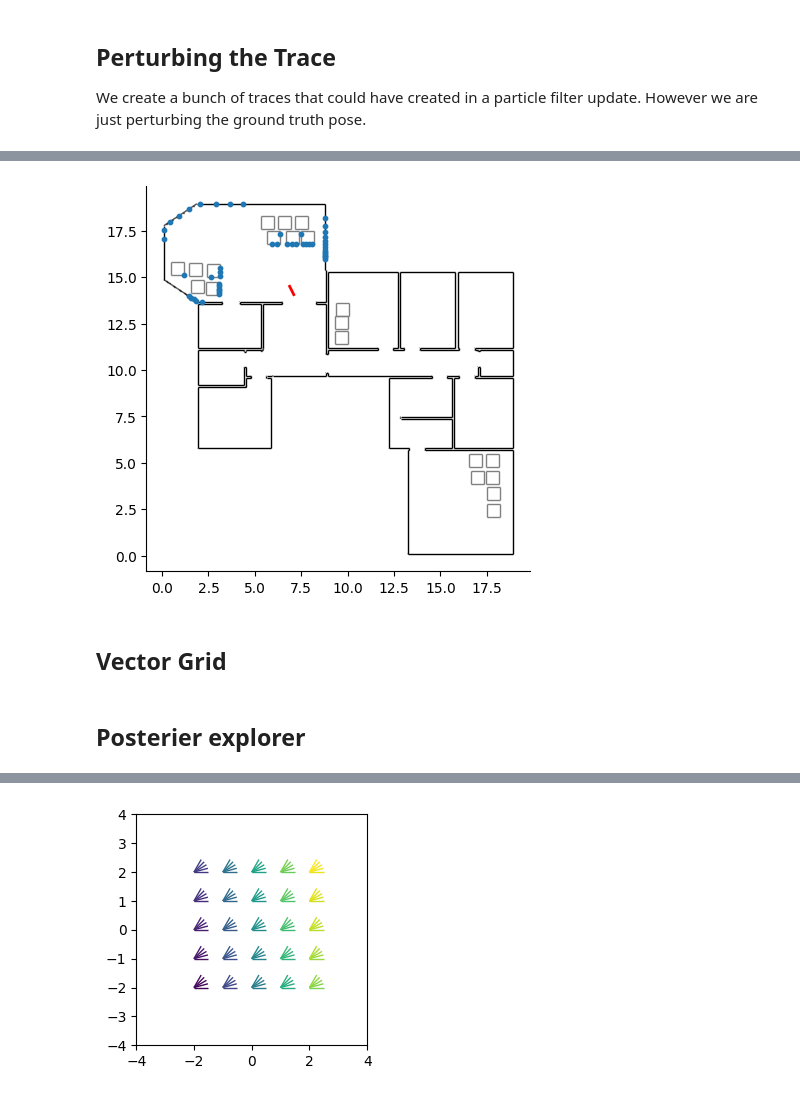
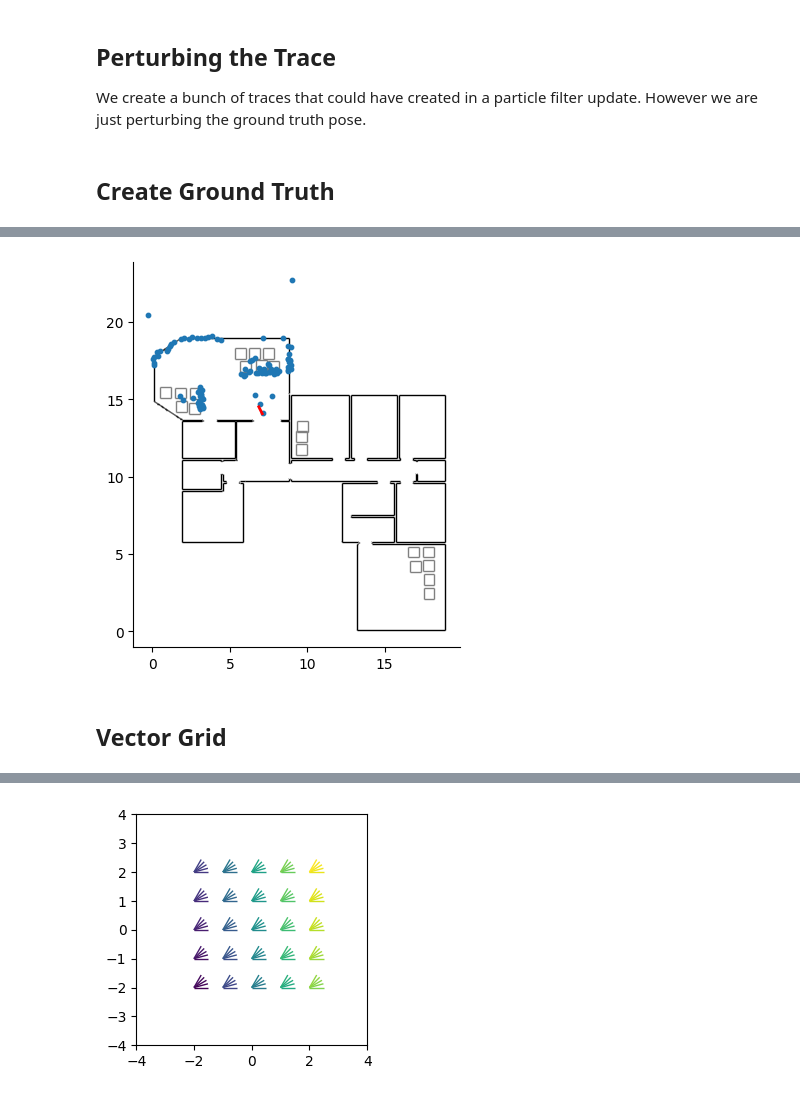
Before and after one commit to probcomp/chi-sight-mkl, a Jupyter notebook: notebooks/22 - Hierarchical Sensor Model - Teaching.ipynb, the cells around one changed output, grey strips where cells are left out. Saved outputs shown, nothing was run; the diff lists cells and outputs as text; code cells hidden in the pictures.

```diff
--- a/notebooks/22 - Hierarchical Sensor Model - Teaching.ipynb
+++ b/notebooks/22 - Hierarchical Sensor Model - Teaching.ipynb
@@ -242,7 +264,7 @@ def make_model(w:int, zmax:float, sensor_model_type:str):
 
 **Excercise:** Write a distribution over the unit circle by "wrapping" a normal distribution around it.
 # %%
-def plot_tr(tr, ax=None, title=""):
+def plot_tr(tr, ax=None, title="", boxes=True):
 
     if ax is None:
         plt.figure(figsize=(5,5))
@@ -258,7 +280,7 @@ def plot_tr(tr, ax=None, title=""):
     ax.spines['top'].set_visible(False)
     ax.spines['right'].set_visible(False)
     plot_segs(_segs, c="k", zorder=1, ax=ax)
-    plot_segs(_boxes, c="gray", zorder=1, ax=ax)
+    if boxes: plot_segs(_boxes, c="gray", zorder=1, ax=ax)
     ax.scatter(*apply_2dpose(p, xs).T, s=10, zorder=2)
     plot_pose(p, r=.5, zorder=3,ax=ax)
 # %% [markdown]
@@ -348,28 +367,35 @@ def anchored_pose_prior(p, sig_x=0.5, sig_hd=10):
     q  = pack_2dpose(x, adjust_angle(hd))
 
     return q
+# %% [markdown]
+## Create Ground Truth
 # %%
-def create_ground_truth(key, p, sig, out, inds=jnp.array([0,1])):
+def make_ground_truth_sampler(w=5, zmax=10.0):
 
-    sensor_model_type = "constrained"
-    w     = 5
-    zmax  = 10.
+    # Use the constrained model because to
+    # get perturbations along each ray.
+    model = make_model(w, zmax, "constrained")
 
-    model = make_model(w, zmax, sensor_model_type)
-    args  = (inds,)
+    def sampler(key, p, sig, out, inds):
+        args  = (inds,)
+        _, tr = model.importance(key, genjax.choice_map({
+            "x":  p[:2],
+            "hd": adjust_angle(p[2]),
+            "sig":     sig,
+            "outlier": out}), args)
+        return tr
 
-    _, tr = model.importance(key, genjax.choice_map({
-        "x":  p[:2],
-        "hd": adjust_angle(p[2]),
-        "sig":     sig,
-        "outlier": out}), args)
-
-    return tr
+    # Jit for optimized performance
+    return jit(sampler)
+# %%
+create_ground_truth = make_ground_truth_sampler(w=5, zmax=10.0)
 # %%
-t0 = 35
-sig0 = 1e-6
-out0 = 0.0
-p0 = _ps[t0]
-tr0 = create_ground_truth(key, p0, sig0, out0, inds=jnp.array([0,1]))
+t0   = 35
+sig0 = 1e-1
+out0 = 0.1
+p0   = _ps[t0]
+
+key = keysplit(key)
+tr0 = create_ground_truth(key, p0, sig0, out0, jnp.array([0,1]))
 plot_tr(tr0)
 # %% [output]
@@ -376,4 +403,4 @@ plot_tr(tr0)
-[figure, old version]
+[figure, new version]
 # %% [markdown]
 ## Vector Grid
 # %%
@@ -400,2 +415,0 @@ def make_inference_grid(tr, shape, dx, dhd, sig=(0.01, 0.5), outlier=(0.001, 0.5
-# %% [markdown]
-## Posterier explorer
```
Also changed, not shown: parts of 49 cells of this notebook, 1 other file.
